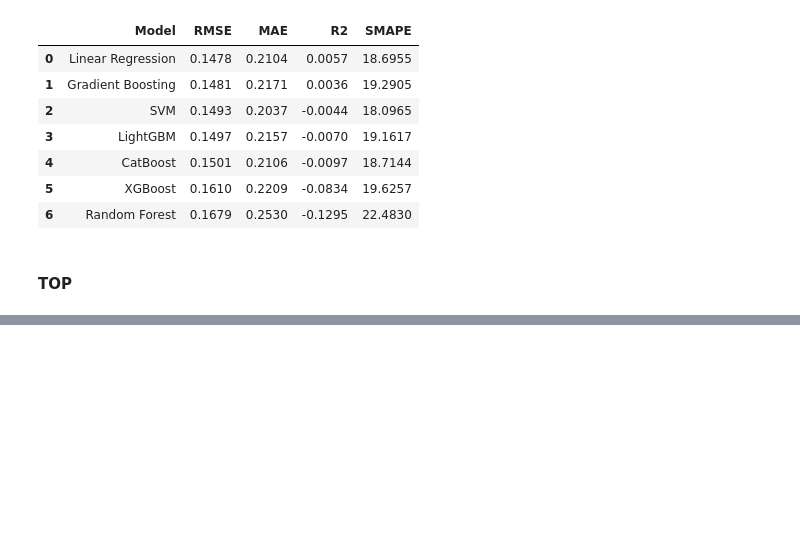
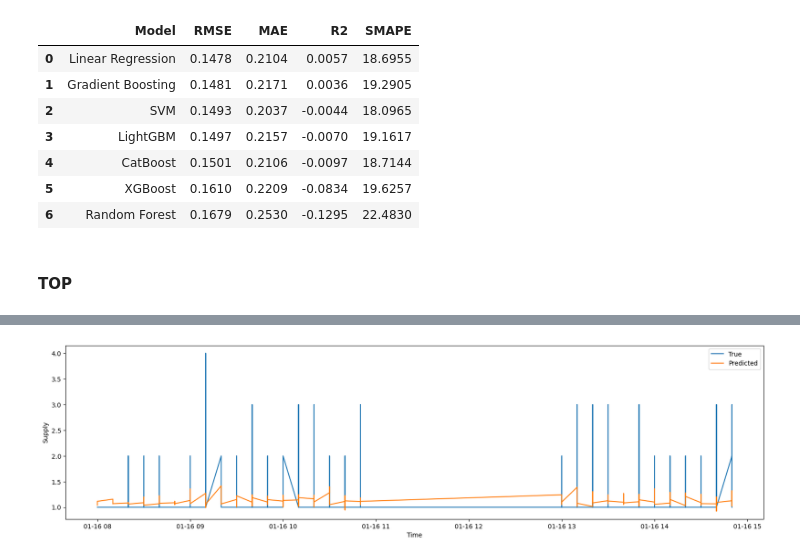
Before and after one commit to nhu1101/supply_forecasting, a Jupyter notebook: notebooks/demand_process.ipynb, the cells around one changed output, grey strips where cells are left out. Drawn from its saved outputs; the diff is of its cells as text; code cells hidden in the pictures; blank space fills up the shorter version.

```diff
--- a/notebooks/demand_process.ipynb
+++ b/notebooks/demand_process.ipynb
@@ -310,0 +333,14 @@ results_df
+# %%
+import xgboost as xgb
+from sklearn.metrics import mean_absolute_error
+
+xgb_model_peak_top = xgb.XGBRegressor(
+    n_estimators=300,
+    max_depth=6,
+    learning_rate=0.05,
+    subsample=0.8,
+    colsample_bytree=0.8,
+    random_state=42
+)
+
+xgb_model_peak_top.fit(X, y)
@@ -310,0 +359,8 @@ results_df
+# %%
+test_encode_df = pd.get_dummies(test_df, columns = ['service_id'])
+test_encode_df.drop(columns = ['block_start_time','hex_id','date'],inplace=True)
+# %%
+X_test = test_encode_df.drop(columns = ['total_demands'])
+y_test = test_encode_df['total_demands']
+
+y_pred_top = xgb_model_peak_top.predict(X_test)
@@ -310,0 +382,3 @@ results_df
+# %%
+test_df['y_pred'] = y_pred_top
+test_df.head(3)
@@ -310,0 +391,18 @@ results_df
+# %%
+# plot_df = test_df[test_df['hex_id']=='8765b5644ffffff']
+
+# plot_df = test_df[test_df['vehicle_type_TRICYCLE']==True]
+test_df['date'] = pd.to_datetime(test_df['date'])
+
+plot_df = test_df.copy()
+plot_df = plot_df[plot_df['date']=='2026-01-16']
+
+plt.figure(figsize=(20, 5))
+plt.plot(plot_df['block_start_time'], plot_df['total_demands'], label='True')
+plt.plot(plot_df['block_start_time'], plot_df['y_pred'], label='Predicted')
+plt.xlabel('Time')
+plt.ylabel('Supply')
+plt.legend()
+plt.show()
+# %% [output]
+[figure, added]
```
Also changed, not shown: parts of 24 cells of this notebook.
